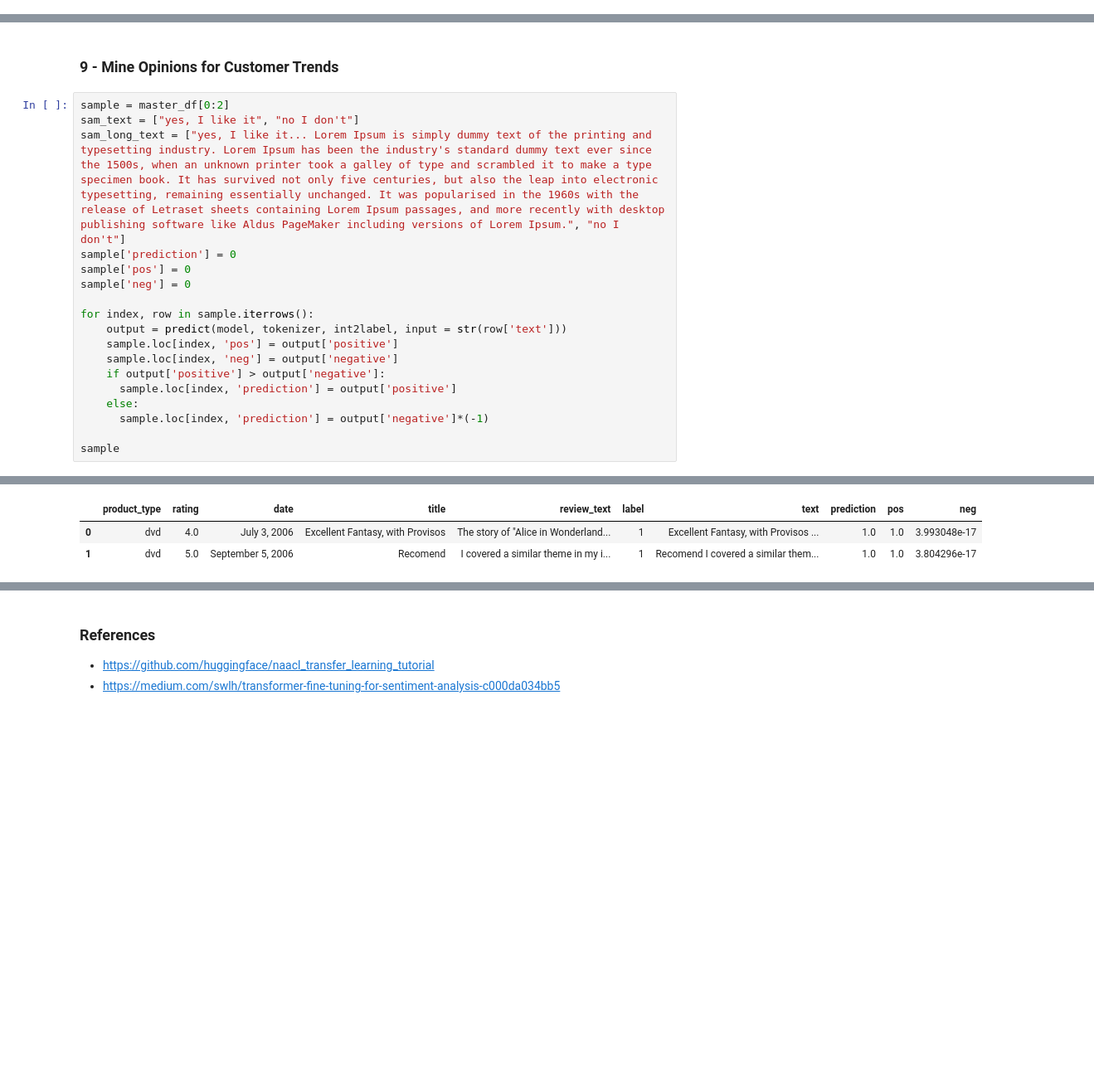
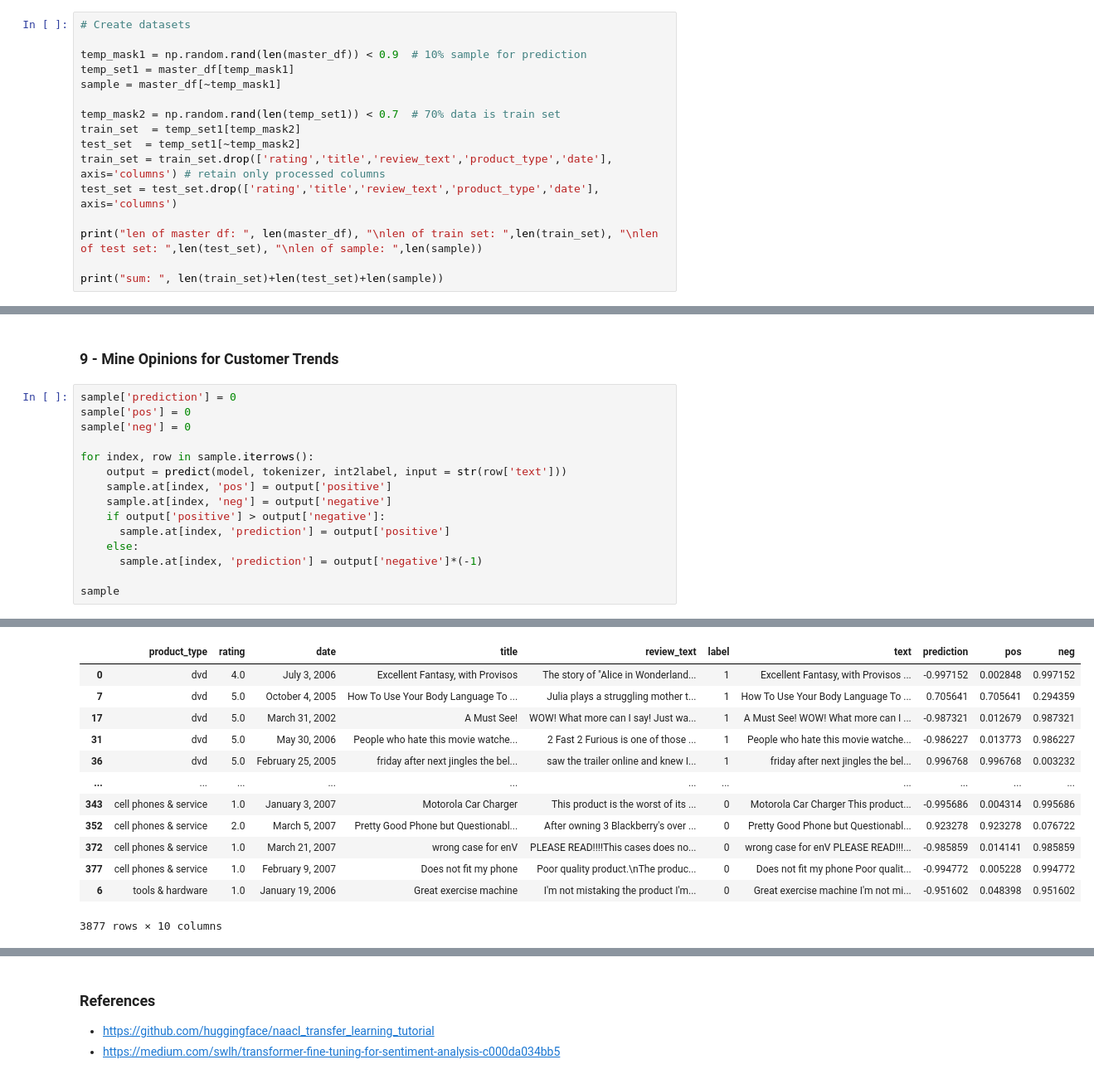
Before and after one commit to VidushiBhatia/Mining-Opinions-using-Transformers-PyTorch, a Jupyter notebook: Mining_Opinions_to_Predict_Customer_Trends_using_Transformers_PyTorch.ipynb, the cells around one changed output, grey strips where cells are left out. Shown at 83% size. Cells and saved outputs as stored; diff of their text form; blank space fills up the shorter version.

```diff
--- a/Mining_Opinions_to_Predict_Customer_Trends_using_Transformers_PyTorch.ipynb
+++ b/Mining_Opinions_to_Predict_Customer_Trends_using_Transformers_PyTorch.ipynb
@@ -214,3 +163,19 @@ test_set = test_set.drop(['product_type','date'], axis='columns')
+# %%
+# Create datasets
+
+temp_mask1 = np.random.rand(len(master_df)) < 0.9  # 10% sample for prediction
+temp_set1 = master_df[temp_mask1]
+sample = master_df[~temp_mask1]
+
+temp_mask2 = np.random.rand(len(temp_set1)) < 0.7  # 70% data is train set
+train_set  = temp_set1[temp_mask2]
+test_set  = temp_set1[~temp_mask2]
+train_set = train_set.drop(['rating','title','review_text','product_type','date'], axis='columns') # retain only processed columns
+test_set = test_set.drop(['rating','title','review_text','product_type','date'], axis='columns')
+
+print("len of master df: ", len(master_df), "\nlen of train set: ",len(train_set), "\nlen of test set: ",len(test_set), "\nlen of sample: ",len(sample))
+
+print("sum: ", len(train_set)+len(test_set)+len(sample))
 # %% [markdown]
 ### 3 - Tokenize Representations
 
@@ -528,21 +490,18 @@ predict(model, tokenizer, int2label, input = "I didn't enjoy the toy as muxh as
 # %% [markdown]
 ### 9 - Mine Opinions for Customer Trends
 # %%
-sample = master_df[0:2]
-sam_text = ["yes, I like it", "no I don't"]
-sam_long_text = ["yes, I like it... Lorem Ipsum is simply dummy text of the printing and typesetting industry. Lorem Ipsum has been the industry's standard dummy text ever since the 1500s, when an unknown printer took a galley of type and scrambled it to make a type specimen book. It has survived not only five centuries, but also the leap into electronic typesetting, remaining essentially unchanged. It was popularised in the 1960s with the release of Letraset sheets containing Lorem Ipsum passages, and more recently with desktop publishing software like Aldus PageMaker including versions of Lorem Ipsum.", "no I don't"]
 sample['prediction'] = 0
 sample['pos'] = 0
 sample['neg'] = 0
 
 for index, row in sample.iterrows():
     output = predict(model, tokenizer, int2label, input = str(row['text']))
-    sample.loc[index, 'pos'] = output['positive']
-    sample.loc[index, 'neg'] = output['negative']
+    sample.at[index, 'pos'] = output['positive']
+    sample.at[index, 'neg'] = output['negative']
     if output['positive'] > output['negative']:
-      sample.loc[index, 'prediction'] = output['positive']
+      sample.at[index, 'prediction'] = output['positive']
     else:
-      sample.loc[index, 'prediction'] = output['negative']*(-1)
+      sample.at[index, 'prediction'] = output['negative']*(-1)
 
 sample
 # %% [output]
@@ -569,4 +525,14 @@ See the caveats in the documentation: https://pandas.pydata.org/pandas-docs/stab
 |  | product_type | rating | date | title | review_text | label | text | prediction | pos | neg |
-| 0 | dvd | 4.0 | July 3, 2006 | Excellent Fantasy, with Provisos | The story of "Alice in Wonderland... | 1 | Excellent Fantasy, with Provisos ... | 1.0 | 1.0 | 3.993048e-17 |
-| 1 | dvd | 5.0 | September 5, 2006 | Recomend | I covered a similar theme in my i... | 1 | Recomend I covered a similar them... | 1.0 | 1.0 | 3.804296e-17 |
+| 0 | dvd | 4.0 | July 3, 2006 | Excellent Fantasy, with Provisos | The story of "Alice in Wonderland... | 1 | Excellent Fantasy, with Provisos ... | -0.997152 | 0.002848 | 0.997152 |
+| 7 | dvd | 5.0 | October 4, 2005 | How To Use Your Body Language To ... | Julia plays a struggling mother t... | 1 | How To Use Your Body Language To ... | 0.705641 | 0.705641 | 0.294359 |
+| 17 | dvd | 5.0 | March 31, 2002 | A Must See! | WOW! What more can I say! Just wa... | 1 | A Must See! WOW! What more can I ... | -0.987321 | 0.012679 | 0.987321 |
+| 31 | dvd | 5.0 | May 30, 2006 | People who hate this movie watche... | 2 Fast 2 Furious is one of those ... | 1 | People who hate this movie watche... | -0.986227 | 0.013773 | 0.986227 |
+| 36 | dvd | 5.0 | February 25, 2005 | friday after next jingles the bel... | saw the trailer online and knew I... | 1 | friday after next jingles the bel... | 0.996768 | 0.996768 | 0.003232 |
+| ... | ... | ... | ... | ... | ... | ... | ... | ... | ... | ... |
+| 343 | cell phones & service | 1.0 | January 3, 2007 | Motorola Car Charger | This product is the worst of its ... | 0 | Motorola Car Charger This product... | -0.995686 | 0.004314 | 0.995686 |
+| 352 | cell phones & service | 2.0 | March 5, 2007 | Pretty Good Phone but Questionabl... | After owning 3 Blackberry's over ... | 0 | Pretty Good Phone but Questionabl... | 0.923278 | 0.923278 | 0.076722 |
+| 372 | cell phones & service | 1.0 | March 21, 2007 | wrong case for enV | PLEASE READ!!!!This cases does no... | 0 | wrong case for enV PLEASE READ!!!... | -0.985859 | 0.014141 | 0.985859 |
+| 377 | cell phones & service | 1.0 | February 9, 2007 | Does not fit my phone | Poor quality product.\nThe produc... | 0 | Does not fit my phone Poor qualit... | -0.994772 | 0.005228 | 0.994772 |
+| 6 | tools & hardware | 1.0 | January 19, 2006 | Great exercise machine | I'm not mistaking the product I'm... | 0 | Great exercise machine I'm not mi... | -0.951602 | 0.048398 | 0.951602 |
+3877 rows × 10 columns
 # %%
```
Also changed, not shown: parts of 18 cells of this notebook.
